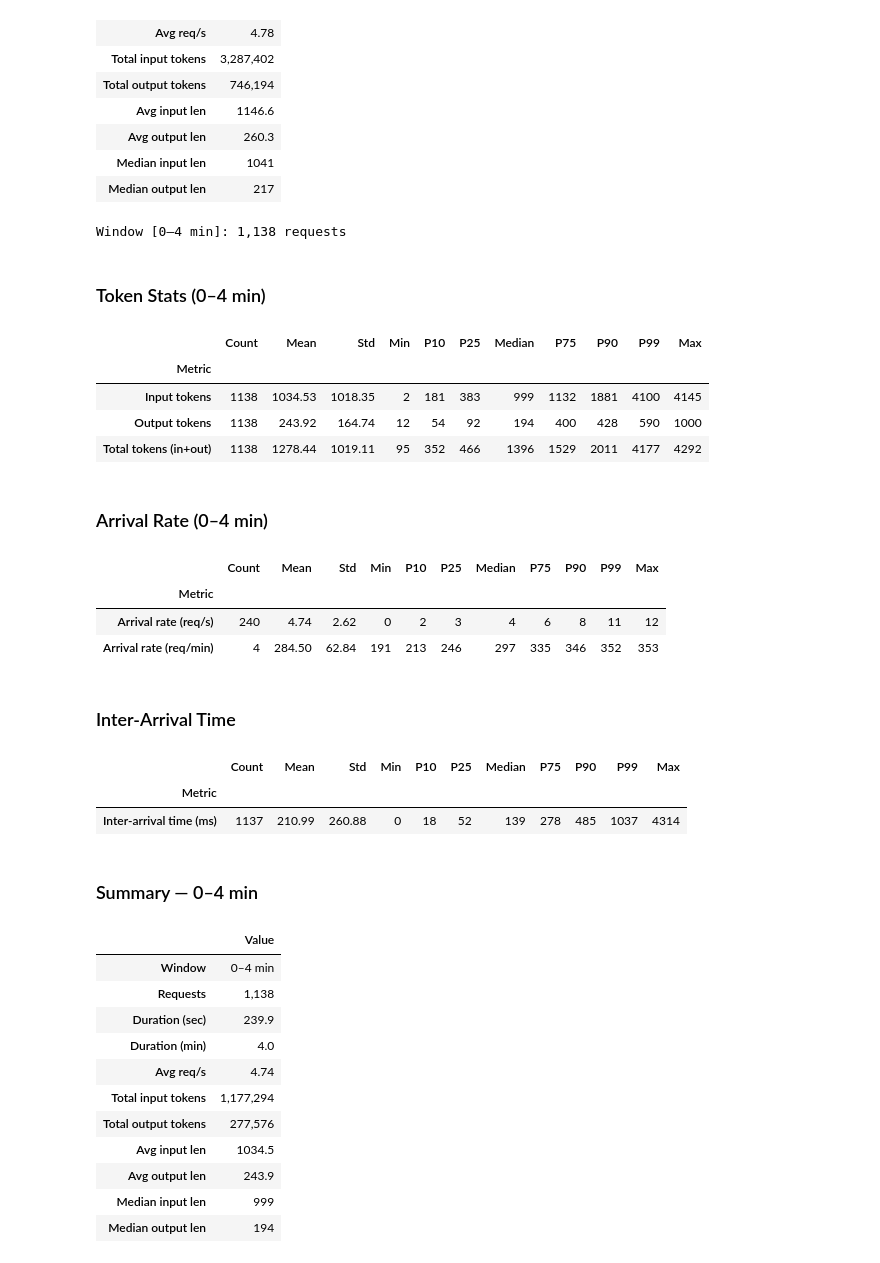
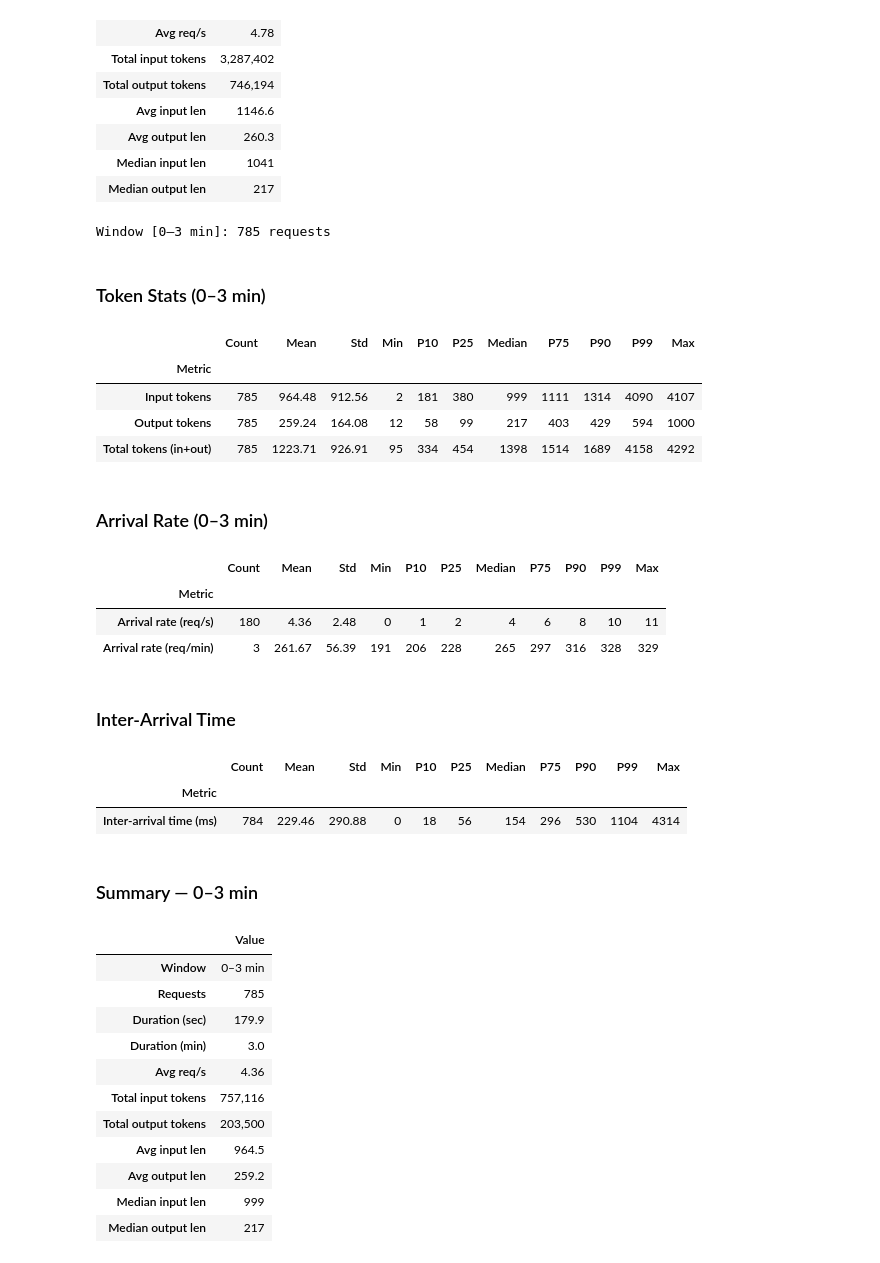
Before and after one commit to ddps-lab/HeteroSpotLLMServe, a Jupyter notebook: ArtifactEvaluation/Datasets/statistics.ipynb, the cells around one changed output. Drawn from its saved outputs; the diff is of its cells as text; code cells hidden in the pictures.

```diff
--- a/ArtifactEvaluation/Datasets/statistics.ipynb
+++ b/ArtifactEvaluation/Datasets/statistics.ipynb
@@ -373,37 +373,37 @@ Window [0–10 min]: 2,867 requests
 | Median output len | 217 |
 # %%
 # Specific time window: first 10 minutes
-w = filter_window(df, 0, 5)
-token_stats(w, title="Token Stats (0–5 min)")
-arrival_stats(w, title="Arrival Rate (0–5 min)")
-summary(w, label="0–5 min")
+w = filter_window(df, 0, 3)
+token_stats(w, title="Token Stats (0–3 min)")
+arrival_stats(w, title="Arrival Rate (0–3 min)")
+summary(w, label="0–3 min")
 # %% [output]
-Window [0–4 min]: 1,138 requests
+Window [0–3 min]: 785 requests
-### Token Stats (0–4 min)
+### Token Stats (0–3 min)
 |  | Count | Mean | Std | Min | P10 | P25 | Median | P75 | P90 | P99 | Max |
 | Metric |  |  |  |  |  |  |  |  |  |  |  |
-| Input tokens | 1138 | 1034.53 | 1018.35 | 2 | 181 | 383 | 999 | 1132 | 1881 | 4100 | 4145 |
-| Output tokens | 1138 | 243.92 | 164.74 | 12 | 54 | 92 | 194 | 400 | 428 | 590 | 1000 |
-| Total tokens (in+out) | 1138 | 1278.44 | 1019.11 | 95 | 352 | 466 | 1396 | 1529 | 2011 | 4177 | 4292 |
+| Input tokens | 785 | 964.48 | 912.56 | 2 | 181 | 380 | 999 | 1111 | 1314 | 4090 | 4107 |
+| Output tokens | 785 | 259.24 | 164.08 | 12 | 58 | 99 | 217 | 403 | 429 | 594 | 1000 |
+| Total tokens (in+out) | 785 | 1223.71 | 926.91 | 95 | 334 | 454 | 1398 | 1514 | 1689 | 4158 | 4292 |
-### Arrival Rate (0–4 min)
+### Arrival Rate (0–3 min)
 |  | Count | Mean | Std | Min | P10 | P25 | Median | P75 | P90 | P99 | Max |
 | Metric |  |  |  |  |  |  |  |  |  |  |  |
-| Arrival rate (req/s) | 240 | 4.74 | 2.62 | 0 | 2 | 3 | 4 | 6 | 8 | 11 | 12 |
-| Arrival rate (req/min) | 4 | 284.50 | 62.84 | 191 | 213 | 246 | 297 | 335 | 346 | 352 | 353 |
+| Arrival rate (req/s) | 180 | 4.36 | 2.48 | 0 | 1 | 2 | 4 | 6 | 8 | 10 | 11 |
+| Arrival rate (req/min) | 3 | 261.67 | 56.39 | 191 | 206 | 228 | 265 | 297 | 316 | 328 | 329 |
 ### Inter-Arrival Time
 |  | Count | Mean | Std | Min | P10 | P25 | Median | P75 | P90 | P99 | Max |
 | Metric |  |  |  |  |  |  |  |  |  |  |  |
-| Inter-arrival time (ms) | 1137 | 210.99 | 260.88 | 0 | 18 | 52 | 139 | 278 | 485 | 1037 | 4314 |
+| Inter-arrival time (ms) | 784 | 229.46 | 290.88 | 0 | 18 | 56 | 154 | 296 | 530 | 1104 | 4314 |
-### Summary — 0–4 min
+### Summary — 0–3 min
 |  | Value |
-| Window | 0–4 min |
-| Requests | 1,138 |
-| Duration (sec) | 239.9 |
-| Duration (min) | 4.0 |
-| Avg req/s | 4.74 |
-| Total input tokens | 1,177,294 |
-| Total output tokens | 277,576 |
-| Avg input len | 1034.5 |
-| Avg output len | 243.9 |
+| Window | 0–3 min |
+| Requests | 785 |
+| Duration (sec) | 179.9 |
+| Duration (min) | 3.0 |
+| Avg req/s | 4.36 |
+| Total input tokens | 757,116 |
+| Total output tokens | 203,500 |
+| Avg input len | 964.5 |
+| Avg output len | 259.2 |
 | Median input len | 999 |
-| Median output len | 194 |
+| Median output len | 217 |
```
Also changed, not shown: parts of 1 cell of this notebook, 36 other files.
